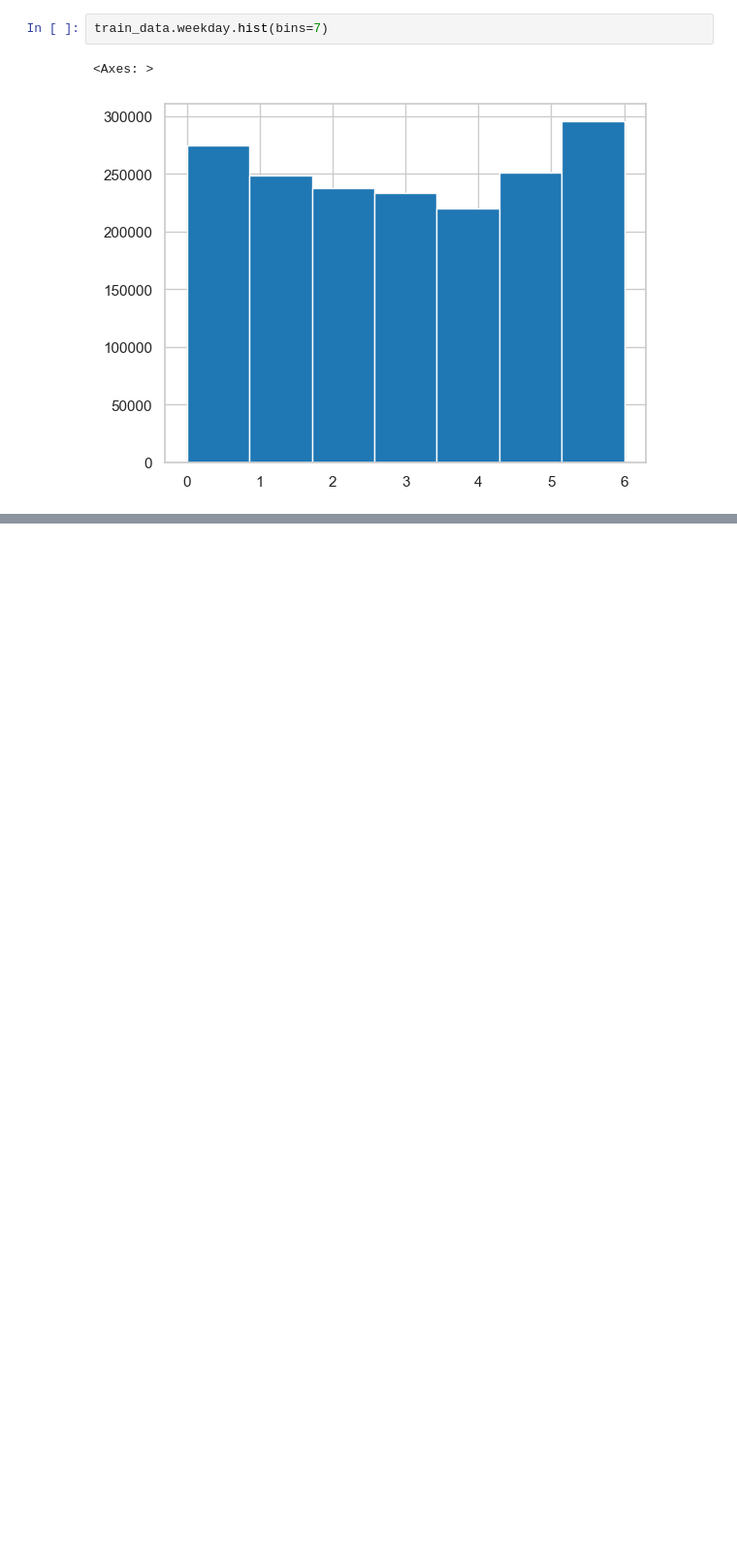
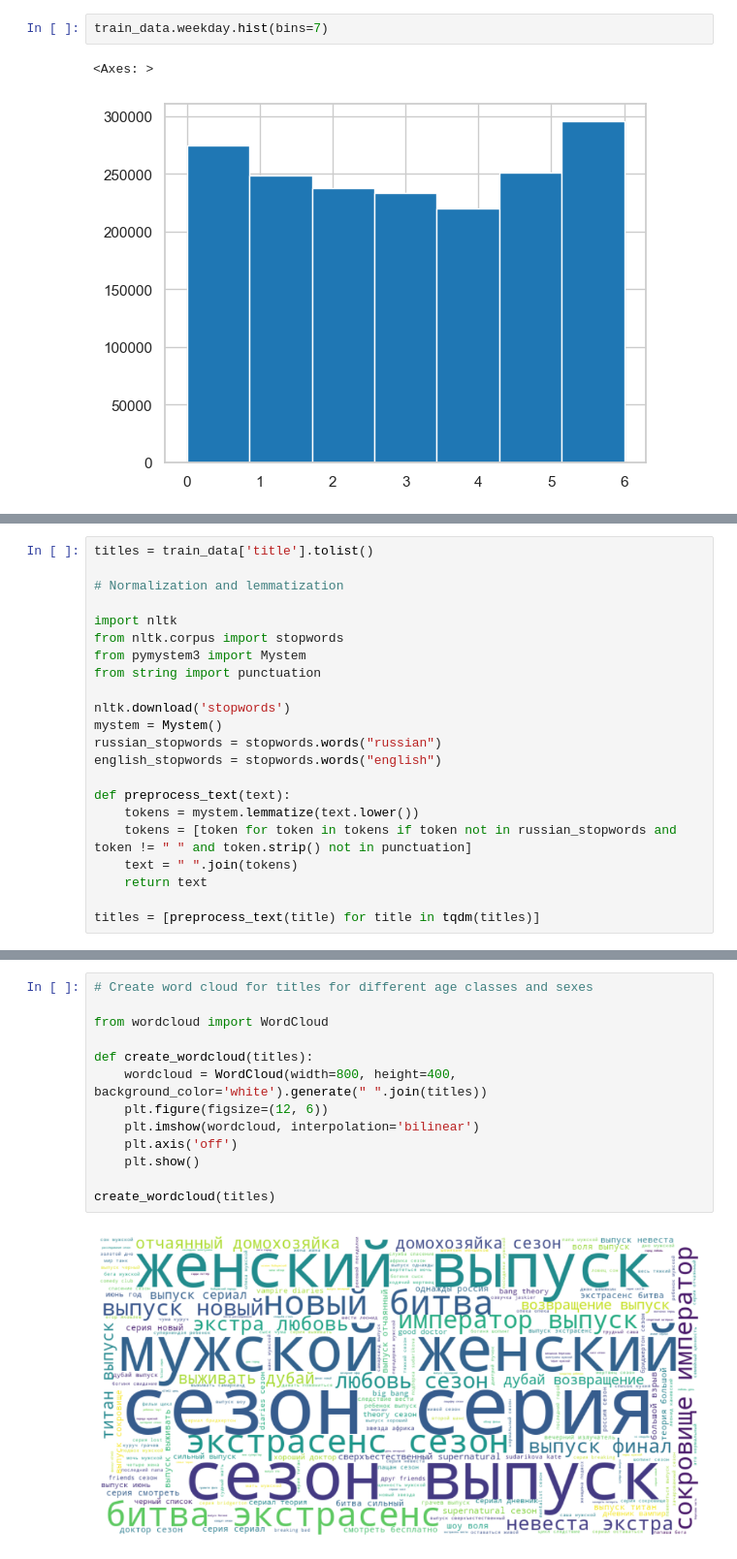
Before and after one commit to Paspasuy/SocDemPrediction, a Jupyter notebook: personal/flypew/eda.ipynb, the cells around one changed output, grey strips where cells are left out. Shown at 97% size. Drawn from its saved outputs; the diff is of its cells as text; blank space fills up the shorter version.

```diff
--- a/personal/flypew/eda.ipynb
+++ b/personal/flypew/eda.ipynb
@@ -423,0 +289,22 @@ weighted avg       0.38      0.42      0.39      3255
+# %%
+titles = train_data['title'].tolist()
+
+# Normalization and lemmatization
+
+import nltk
+from nltk.corpus import stopwords
+from pymystem3 import Mystem
+from string import punctuation
+
+nltk.download('stopwords')
+mystem = Mystem()
+russian_stopwords = stopwords.words("russian")
+english_stopwords = stopwords.words("english")
+
+def preprocess_text(text):
+    tokens = mystem.lemmatize(text.lower())
+    tokens = [token for token in tokens if token not in russian_stopwords and token != " " and token.strip() not in punctuation]
+    text = " ".join(tokens)
+    return text
+
+titles = [preprocess_text(title) for title in tqdm(titles)]
@@ -423,0 +316,15 @@ weighted avg       0.38      0.42      0.39      3255
+# %%
+# Create word cloud for titles for different age classes and sexes
+
+from wordcloud import WordCloud
+
+def create_wordcloud(titles):
+    wordcloud = WordCloud(width=800, height=400, background_color='white').generate(" ".join(titles))
+    plt.figure(figsize=(12, 6))
+    plt.imshow(wordcloud, interpolation='bilinear')
+    plt.axis('off')
+    plt.show()
+
+create_wordcloud(titles)
+# %% [output]
+[figure, added]
```
Also changed, not shown: parts of 29 cells of this notebook.
